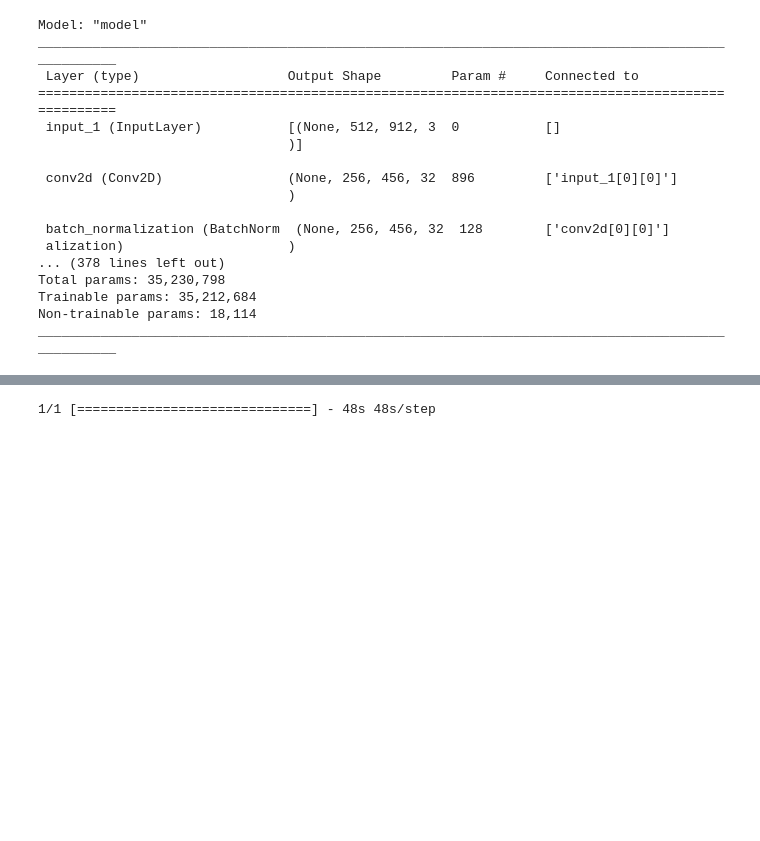
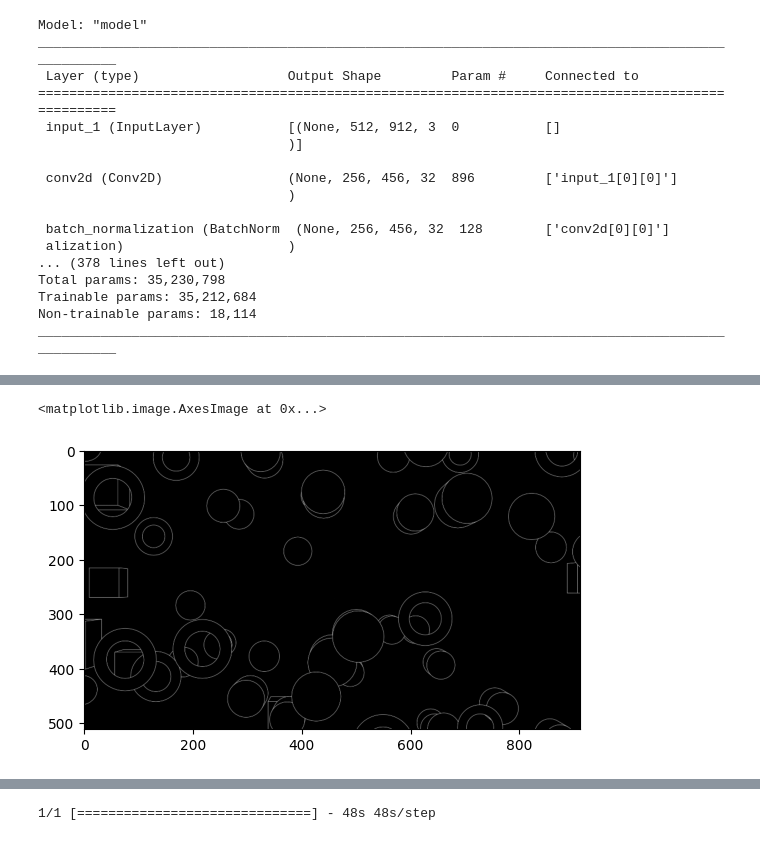
Before and after one commit to tomaszjacek/blenderAutomation, a Jupyter notebook: dexiNedDeeplo/dexined_implementation.ipynb, the cells around one changed output, grey strips where cells are left out. Drawn from its saved outputs; the diff is of its cells as text; code cells hidden in the pictures; blank space fills up the shorter version.

```diff
--- a/dexiNedDeeplo/dexined_implementation.ipynb
+++ b/dexiNedDeeplo/dexined_implementation.ipynb
@@ -601,0 +624,7 @@ ResourceExhaustedError: Exception encountered when calling layer "batch_normaliz
+# %%
+img_e = read_image('H:\\download\\blender\\projects\\vdmTests\\outlineOutput2\\test_edge\\dense_981.png')
+#img = np.expand_dims(img, axis=0)
+plt.imshow(img_e)
+# %% [output]
+<matplotlib.image.AxesImage at 0x...>
+[figure, added]
```
Also changed, not shown: parts of 11 cells of this notebook.
